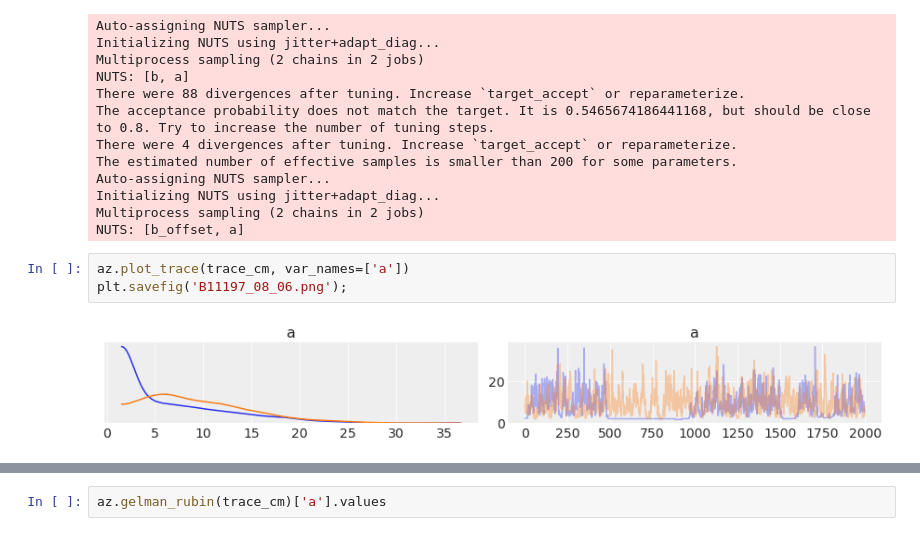
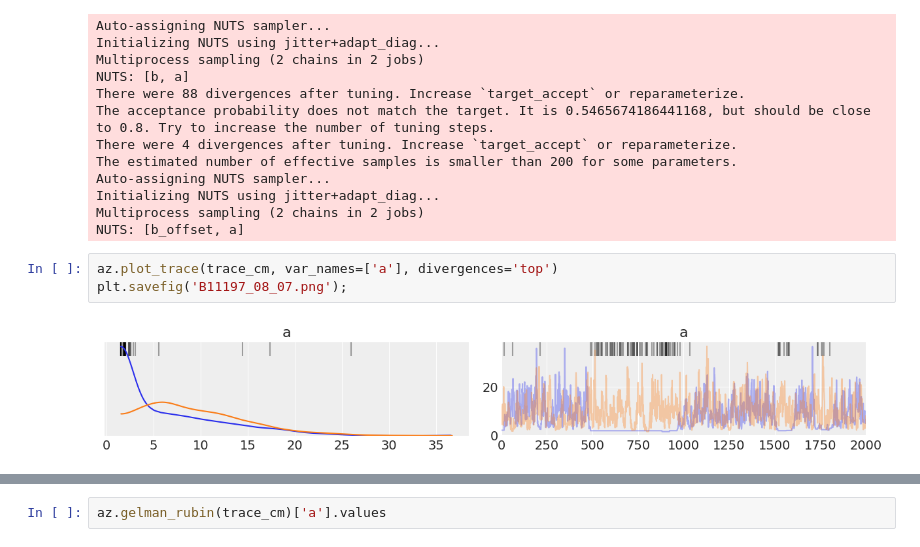
Before and after one commit to aloctavodia/BAP, a Jupyter notebook: code/Chp8/08_Inference_engines.ipynb, the cells around one changed output, grey strips where cells are left out. Saved outputs shown, nothing was run; the diff lists cells and outputs as text.

```diff
--- a/code/Chp8/08_Inference_engines.ipynb
+++ b/code/Chp8/08_Inference_engines.ipynb
@@ -132,9 +155,9 @@ Initializing NUTS using jitter+adapt_diag...
 Multiprocess sampling (2 chains in 2 jobs)
 NUTS: [b_offset, a]
 # %%
-az.plot_trace(trace_cm, var_names=['a'])
-plt.savefig('B11197_08_06.png');
+az.plot_trace(trace_cm, var_names=['a'], divergences='top')
+plt.savefig('B11197_08_07.png');
 # %% [output]
-[figure, old version]
+[figure, new version]
 # %%
 az.plot_trace(trace_ncm, var_names=['a'])
```
Also changed, not shown: parts of 10 cells of this notebook, 15 other files.
